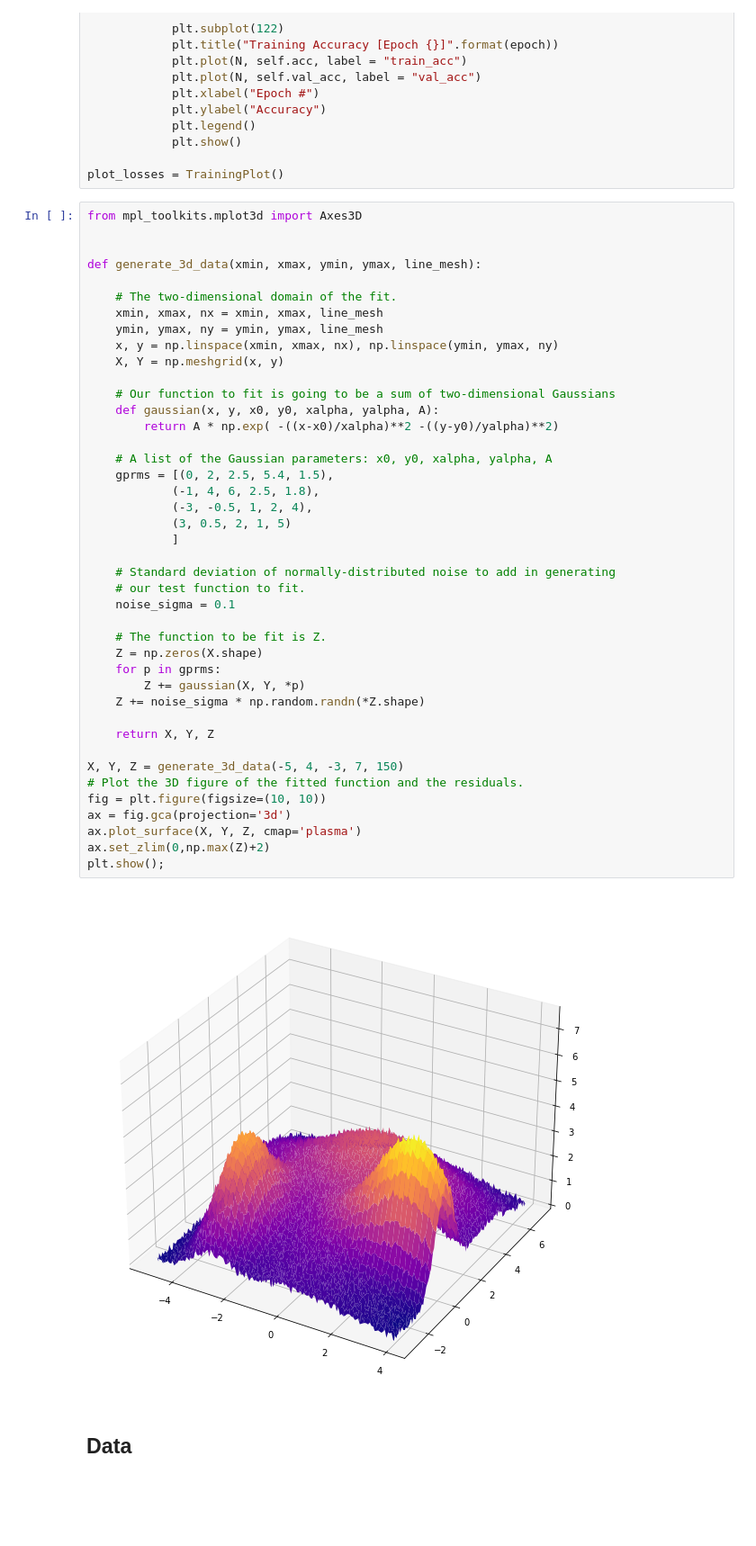
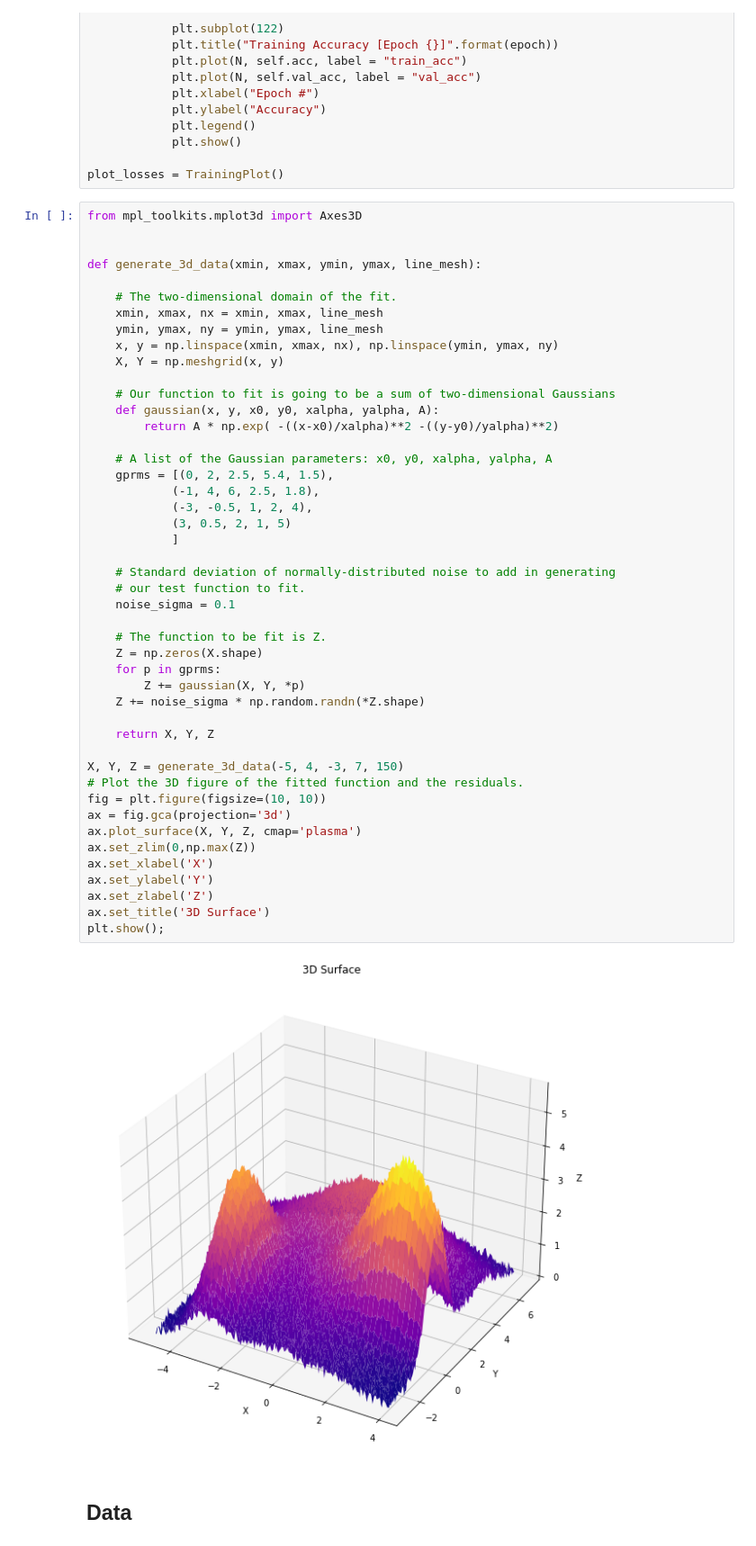
Before and after one commit to mmortazavi/productionOptimization, a Jupyter notebook: prodOptBO-3D.ipynb, the cells around one changed output. Shown at 90% size. Drawn from its saved outputs; the diff is of its cells as text; blank space fills up the shorter version.

```diff
--- a/prodOptBO-3D.ipynb
+++ b/prodOptBO-3D.ipynb
@@ -85,35 +85,39 @@ def generate_3d_data(xmin, xmax, ymin, ymax, line_mesh):
     # Our function to fit is going to be a sum of two-dimensional Gaussians
     def gaussian(x, y, x0, y0, xalpha, yalpha, A):
         return A * np.exp( -((x-x0)/xalpha)**2 -((y-y0)/yalpha)**2)
 
     # A list of the Gaussian parameters: x0, y0, xalpha, yalpha, A
     gprms = [(0, 2, 2.5, 5.4, 1.5),
             (-1, 4, 6, 2.5, 1.8),
             (-3, -0.5, 1, 2, 4),
             (3, 0.5, 2, 1, 5)
             ]
 
     # Standard deviation of normally-distributed noise to add in generating
     # our test function to fit.
     noise_sigma = 0.1
 
     # The function to be fit is Z.
     Z = np.zeros(X.shape)
     for p in gprms:
         Z += gaussian(X, Y, *p)
     Z += noise_sigma * np.random.randn(*Z.shape)
 
     return X, Y, Z
 
 X, Y, Z = generate_3d_data(-5, 4, -3, 7, 150)
 # Plot the 3D figure of the fitted function and the residuals.
 fig = plt.figure(figsize=(10, 10))
 ax = fig.gca(projection='3d')
 ax.plot_surface(X, Y, Z, cmap='plasma')
-ax.set_zlim(0,np.max(Z)+2)
+ax.set_zlim(0,np.max(Z))
+ax.set_xlabel('X')
+ax.set_ylabel('Y')
+ax.set_zlabel('Z')
+ax.set_title('3D Surface')
 plt.show();
 # %% [output]
-[figure, old version]
+[figure, new version]
 # %% [markdown]
 ## Data
 # %%
```
Also changed, not shown: parts of 12 cells of this notebook.
